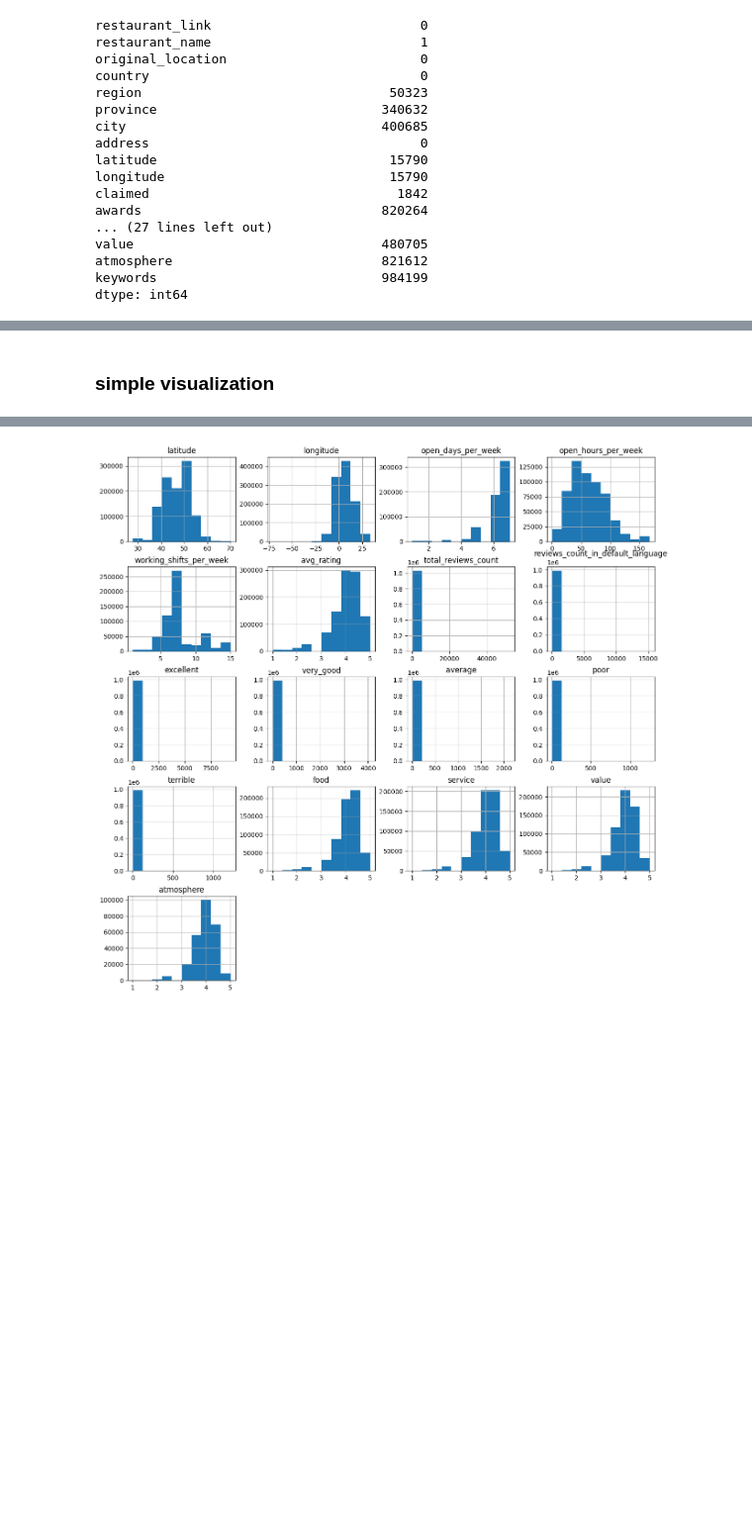
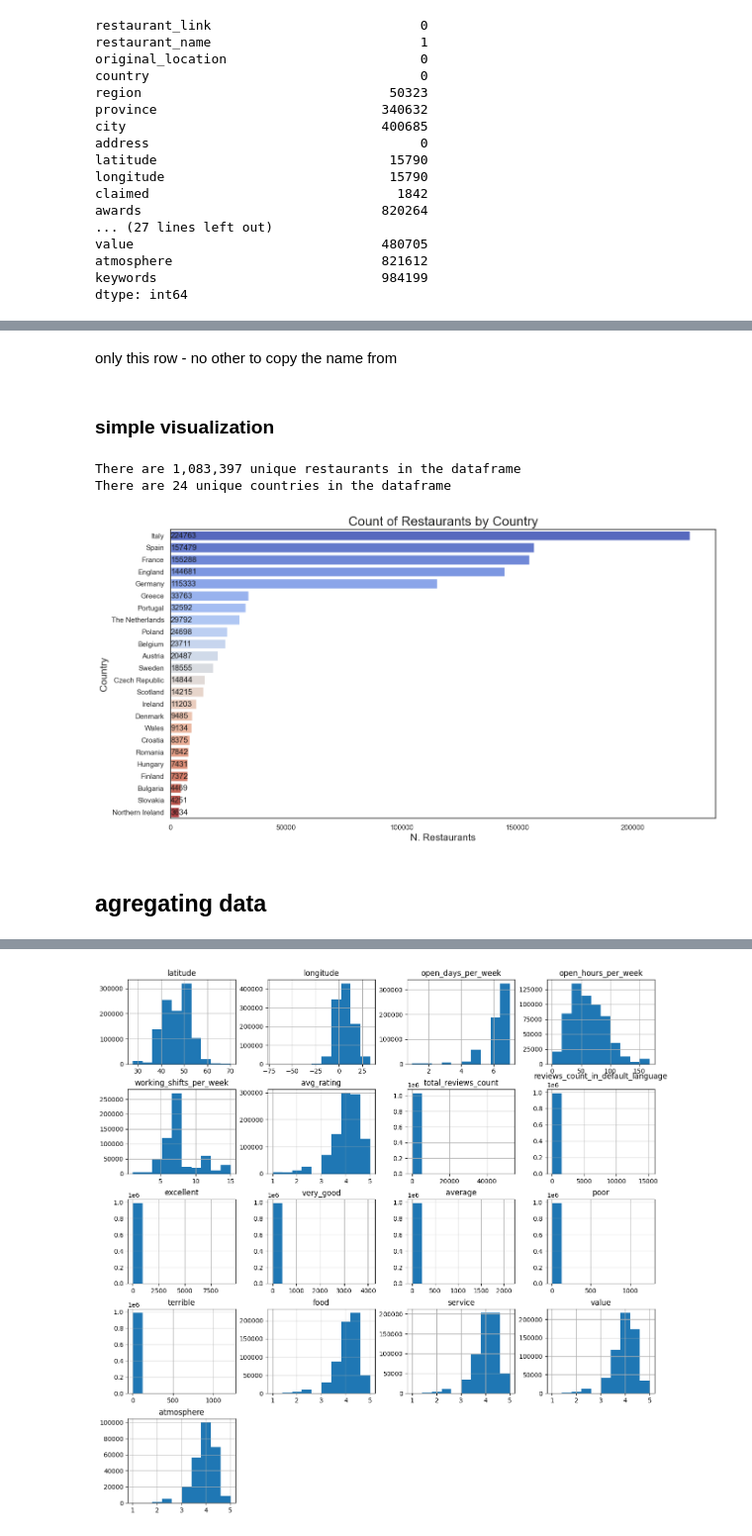
Before and after one commit to psychologydatascience-netizen/Tripadvisor-ML-project-03.2026-, a Jupyter notebook: notebooks/01_eda.ipynb, the cells around one changed output, grey strips where cells are left out. Shown at 99% size. Cells and saved outputs as stored; diff of their text form; code cells hidden in the pictures; blank space fills up the shorter version.

```diff
--- a/notebooks/01_eda.ipynb
+++ b/notebooks/01_eda.ipynb
@@ -58,0 +129,10 @@ memory usage: 347.2 MB
+# %%
+#top 10
+for cuisine in top10:
+    df[f"is_{cuisine}"] = df['cuisines_clean'].apply(
+        lambda x: cuisine in x if isinstance(x, list) else False
+    )
+# other
+df['is_other'] = df['cuisines_clean'].apply(
+    lambda x: any(c not in top10 for c in x) if isinstance(x, list) else False
+)
@@ -59,3 +157,7 @@ memory usage: 347.2 MB
+# %%
+df['minimum_range'] = pd.to_numeric(df['price_range'].str.split('-').str[0].str.replace('€', '').str.replace(',', ''), errors='coerce')
+df['maximum_range'] = pd.to_numeric(df['price_range'].str.split('-').str[1].str.replace('€', '').str.replace(',', ''), errors='coerce')
+df['avg_price'] = (df['minimum_range'] + df['maximum_range']) / 2
 # %% [markdown]
 ### missing values
 # %%
@@ -81,2 +194,39 @@ dtype: int64
+# %% [markdown]
+only this row - no other to copy the name from
 # %% [markdown]
 ### simple visualization
+# %%
+# converting the price values '€', '€€-€€€', and '€€€€' into three categories (low, medium, high)
+mapping = {'€': 'low', '€€-€€€': 'medium', '€€€€': 'high'}
+df['price_level_cat'] = df['price_level'].map(mapping)
+# taking only the first type of cuisine in the records that includes multiple cuisine values
+df['first_cuisine'] = df['cuisines'].str.split(',', n=1).str[0]
+
+print(f'There are {df.restaurant_link.nunique():,} unique restaurants in the dataframe')
+print(f'There are {df.country.nunique()} unique countries in the dataframe')
+
+# Count of restaurant countries
+sns.set(style='white')
+
+countries_count = df.country.value_counts()
+
+plt.figure(figsize=(15, 8))
+plt.title('Count of Restaurants by Country', size=20)
+ax = sns.barplot(
+    x=countries_count.values,
+    y=countries_count.index,
+    hue=countries_count.index,
+    palette='coolwarm',
+    legend=False
+)
+plt.xlabel('N. Restaurants', size=15)
+plt.ylabel('Country', size=15)
+for i, v in enumerate(countries_count.values):
+    plt.text(x=40, y=i+0.2, s=v, color='k', fontsize=12)
+plt.show()
+# %% [output]
+There are 1,083,397 unique restaurants in the dataframe
+There are 24 unique countries in the dataframe
+[figure, added]
+# %% [markdown]
+## agregating data
```
Also changed, not shown: parts of 12 cells of this notebook.
